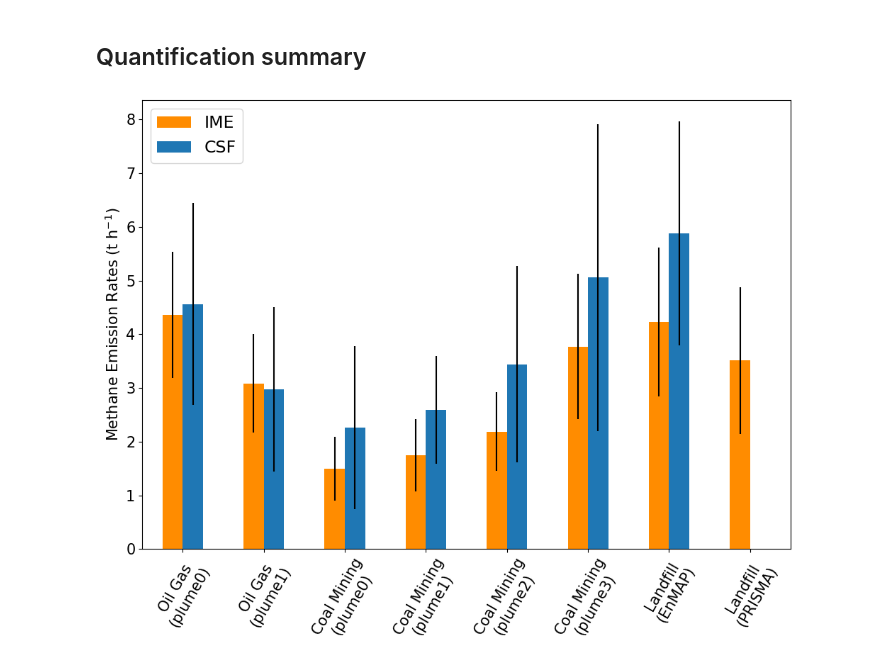
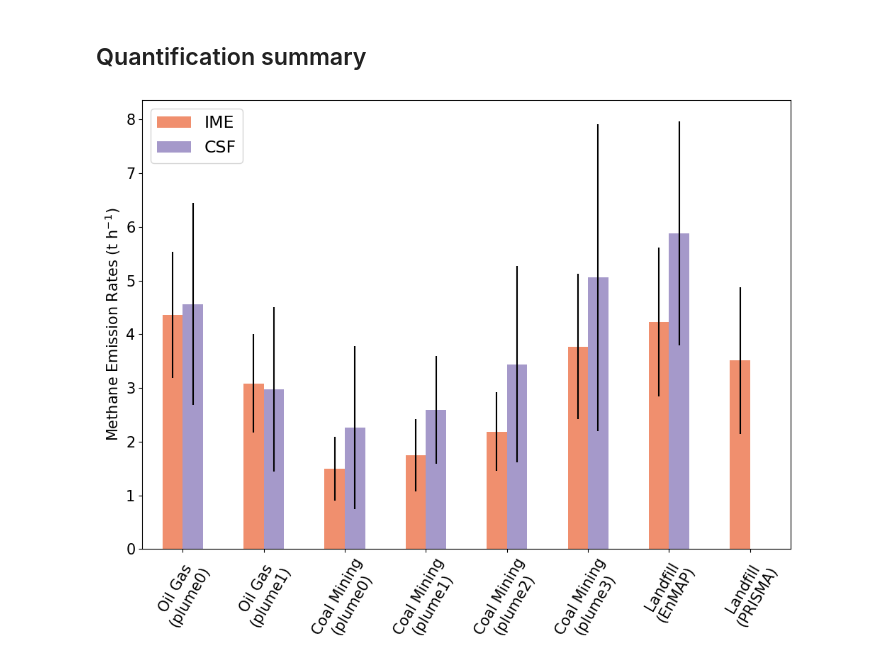
Before and after one commit to zxdawn/HyperGas-GMD, a Jupyter notebook: notebooks/ch4_emissions.ipynb, the cells around one changed output. Cells and saved outputs as stored; diff of their text form; code cells hidden in the pictures.

```diff
--- a/notebooks/ch4_emissions.ipynb
+++ b/notebooks/ch4_emissions.ipynb
@@ -257,18 +257,18 @@ df_merge['emission_csf_uncertainty'] /= 1e3
 # %%
 fig, axs = plt.subplots(figsize=(10, 8))
 
 df_merge.rename(columns={'emission': 'IME', 'emission_csf': 'CSF'})\
         .plot(x='xname', y=['IME', 'CSF'],
               ax=axs, rot=60, kind="bar",
               yerr=[df_merge['emission_uncertainty'], df_merge['emission_csf_uncertainty']],
-              color=['darkorange', 'C0'],
+              color=['#F08F6E', '#A599CA'],
              )
 plt.legend(loc='upper left')
 
 axs.set_ylabel('Methane Emission Rates (t h$^{-1}$)')
 axs.set_xlabel('')
 
 fig.tight_layout()
 fig.savefig('../figures/methane_emiss_cases_estimate.pdf', bbox_inches='tight')
 # %% [output]
-[figure, old version]
+[figure, new version]
```
Also changed, not shown: 1 other file.
